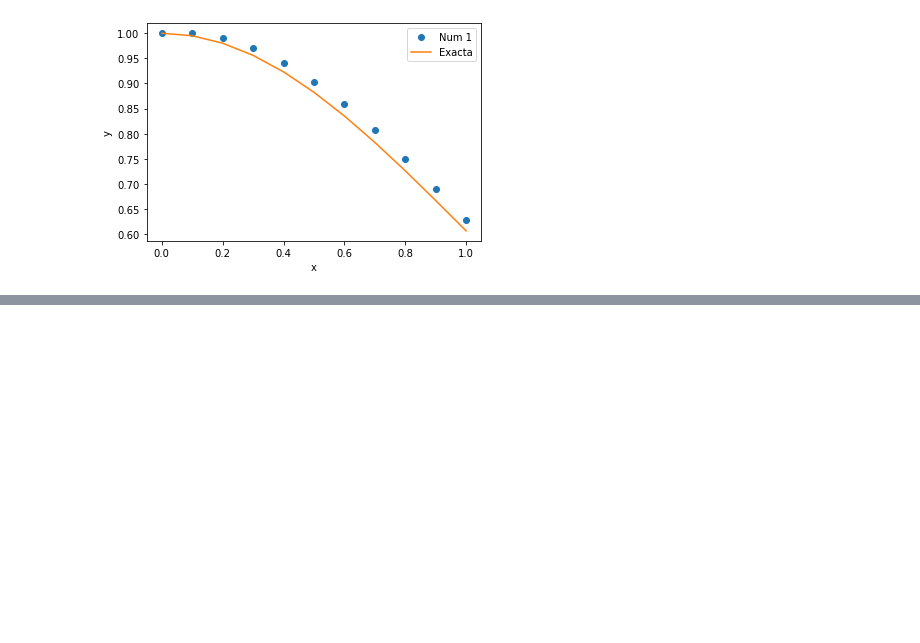
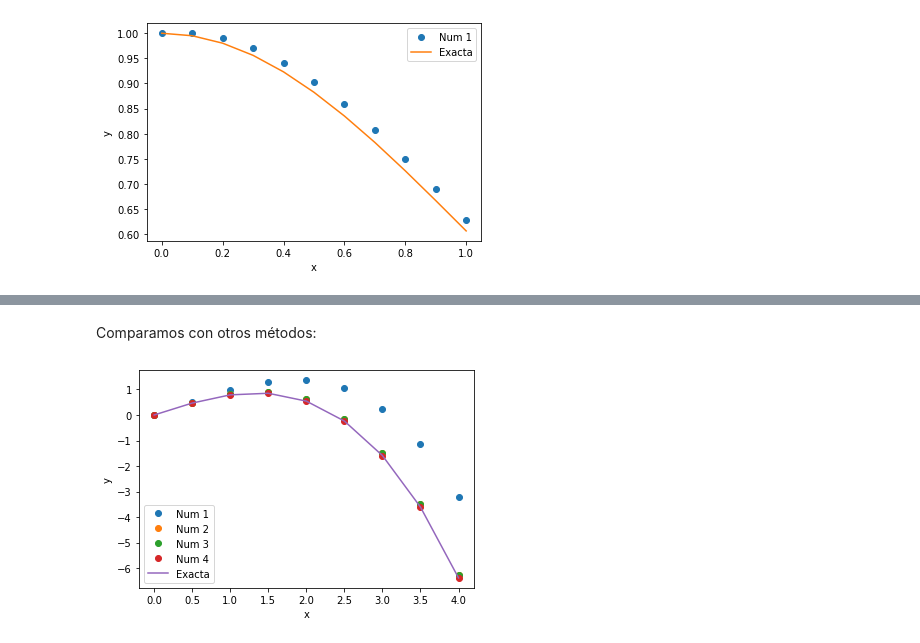
Before and after one commit to EsTrivial/numeric-edo, a Jupyter notebook: eurler.ipynb, the cells around one changed output, grey strips where cells are left out. Cells and saved outputs as stored; diff of their text form; code cells hidden in the pictures; blank space fills up the shorter version.

```diff
--- a/eurler.ipynb
+++ b/eurler.ipynb
@@ -276,0 +226,9 @@ dibujar(X,Y,yExact)
+# %% [markdown]
+Comparamos con otros métodos:
+# %%
+X, Y2 = edosolver(F,x0,y0,xStop,h,method='EulerM')
+X, Y3 = edosolver(F,x0,y0,xStop,h,method='medioPaso')
+X, Y4 = edosolver(F,x0,y0,xStop,h,method='RK')
+dibujar(X,Y,Y2,Y3,Y4,yExact)
+# %% [output]
+[figure, added]
```
Also changed, not shown: parts of 18 cells of this notebook.
